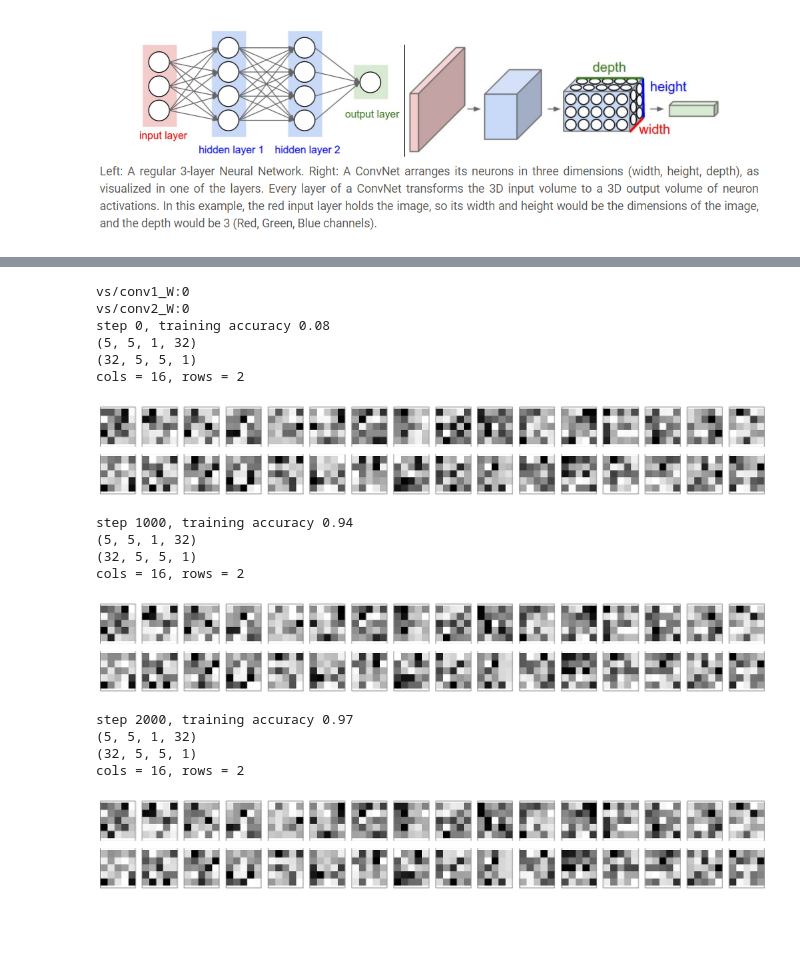
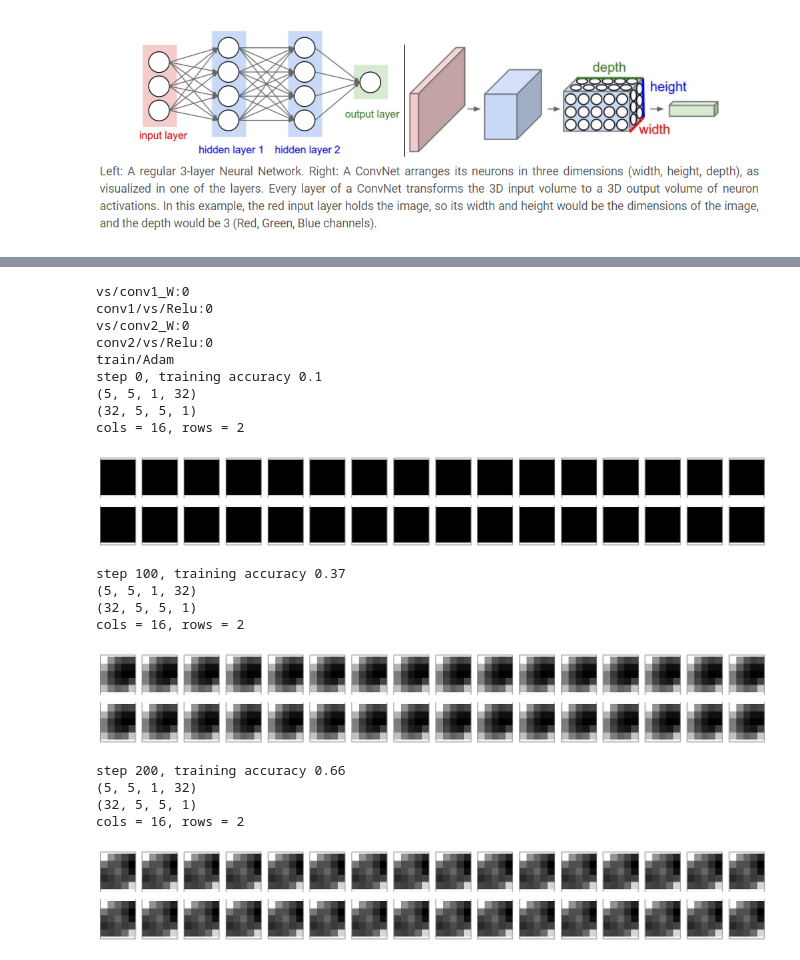
Before and after one commit to pppk520/ml_study, a Jupyter notebook: ml_libs/tensorflow/cnn_mnist_visualize.ipynb, the cells around one changed output, grey strips where cells are left out. Saved outputs shown, nothing was run; the diff lists cells and outputs as text; code cells hidden in the pictures; blank space fills up the shorter version.

```diff
--- a/ml_libs/tensorflow/cnn_mnist_visualize.ipynb
+++ b/ml_libs/tensorflow/cnn_mnist_visualize.ipynb
@@ -31,15 +33,17 @@ Extracting /tmp/MNIST_data/t10k-labels-idx1-ubyte.gz
 # %% [markdown]
 ![image.png](attachment:image.png)
 # %%
-def conv_layer(input, size_in, size_out, name="conv"):
+def conv_layer(input, size_in, size_out, name="conv", reuse=False):
     with tf.name_scope(name):
-        with tf.variable_scope("vs"):
-            w = tf.get_variable(initializer=tf.truncated_normal([5, 5, size_in, size_out], stddev=0.1), name="{}_W".format(name))
+        with tf.variable_scope("vs", reuse=reuse):
+            w = tf.get_variable(initializer=tf.zeros([5, 5, size_in, size_out]), name="{}_W".format(name))
+#            w = tf.get_variable(initializer=tf.truncated_normal([5, 5, size_in, size_out], stddev=0.1), name="{}_W".format(name))
             b = tf.get_variable(initializer=tf.constant(0.1, shape=[size_out]), name="{}_B".format(name))
             conv = tf.nn.conv2d(input, w, strides=[1, 1, 1, 1], padding="SAME")
             act = tf.nn.relu(conv + b)
 
             print(w.name)
+            print(act.name)
 
             tf.summary.histogram("weights", w)
             tf.summary.histogram("biases", b)
@@ -66,7 +74,8 @@ def dropout_layer(input, keep_prob, name="dropout"):
 def to_image_tensor(weights):
     ''' weights shape = (5, 5, 1, 32)
     '''
-    weights = tf.reshape(weights, shape=(-1, 5, 5, 1))
+#    weights = tf.reshape(weights, shape=(-1, 5, 5, 1))
+    weights = tf.transpose(weights, perm=[3, 0, 1, 2])
 
     # scale weights to [0 255] and convert to uint8
     x_min = tf.reduce_min(weights)
@@ -80,6 +89,8 @@ def to_image_tensor(weights):
     return weights_0_to_255_uint8
 # %%
 def show_images(ndarr):
+    ''' n * h * w * channels
+    '''
     ndarr = ndarr.squeeze()
 
     cols = 16
@@ -99,8 +110,9 @@ def show_images(ndarr):
 learning_rate = 1e-4
 
 tf.reset_default_graph()
-sess = tf.Session()
+sess = tf.InteractiveSession()
 
+# Default Graph
 x = tf.placeholder(tf.float32, shape=[None, 784], name="x")
 y = tf.placeholder(tf.float32, shape=[None, 10], name="labels")
 keep_prob = tf.placeholder(tf.float32)
@@ -125,62 +137,75 @@ with tf.name_scope("xent"):
 
 with tf.name_scope("train"):
     train_step = tf.train.AdamOptimizer(learning_rate).minimize(xent)
+    print(train_step.name)
 
 with tf.name_scope("accuracy"):
     correct_prediction = tf.equal(tf.argmax(logits, 1), tf.argmax(y, 1))
     accuracy = tf.reduce_mean(tf.cast(correct_prediction, tf.float32))
     tf.summary.scalar("accuracy", accuracy)
 
+model_save_path = '/tmp/tf_mnist_cnn'
+
 summ = tf.summary.merge_all()
+saver = tf.train.Saver()
+writer = tf.summary.FileWriter('{}/tb'.format(model_save_path))
 
 sess.run(tf.global_variables_initializer())
-writer = tf.summary.FileWriter('/tmp/tb/mnist_cnn')
 writer.add_graph(sess.graph)
 
-for i in range(2001):
+# save meta graph
+saver.save(sess, model_save_path)
+
+for i in range(201):
     batch = mnist.train.next_batch(100)
 
-    if i % 1000 == 0:
+    if i % 100 == 0:
         [training_accuracy, s] = sess.run([accuracy, summ], feed_dict={x: batch[0],
                                                                        y: batch[1],
                                                                        keep_prob: 1.0})
 
         writer.add_summary(s, i)
 
         print('step %d, training accuracy %g' % (i, training_accuracy))
 
         # show
         with tf.variable_scope("vs", reuse=True):
             weights = tf.get_variable("conv1_W")
             bias = tf.get_variable("conv1_B")
             w = weights + bias
             print(w.shape)
             img_tensor = to_image_tensor(w)
             print(img_tensor.shape)
-            data = img_tensor.eval(session=sess).squeeze()
+            data = img_tensor.eval(session=sess)
             show_images(data)
+
+        saver.save(sess, model_save_path, global_step=i, write_meta_graph=False)
 
     sess.run(train_step, feed_dict={x: batch[0],
                                     y: batch[1],
                                     keep_prob: 0.5})
 
 
+
 sess.close()
 # %% [output]
 vs/conv1_W:0
+conv1/vs/Relu:0
 vs/conv2_W:0
-step 0, training accuracy 0.08
+conv2/vs/Relu:0
+train/Adam
+step 0, training accuracy 0.1
 (5, 5, 1, 32)
 (32, 5, 5, 1)
 cols = 16, rows = 2
-[figure, old version]
+[figure, new version]
-step 1000, training accuracy 0.94
+step 100, training accuracy 0.37
 (5, 5, 1, 32)
 (32, 5, 5, 1)
 cols = 16, rows = 2
-[figure, old version]
+[figure, new version]
-step 2000, training accuracy 0.97
+step 200, training accuracy 0.66
 (5, 5, 1, 32)
 (32, 5, 5, 1)
 cols = 16, rows = 2
-[figure, old version]
+[figure, new version]
```
Also changed, not shown: parts of 7 cells of this notebook, 4 other files.
